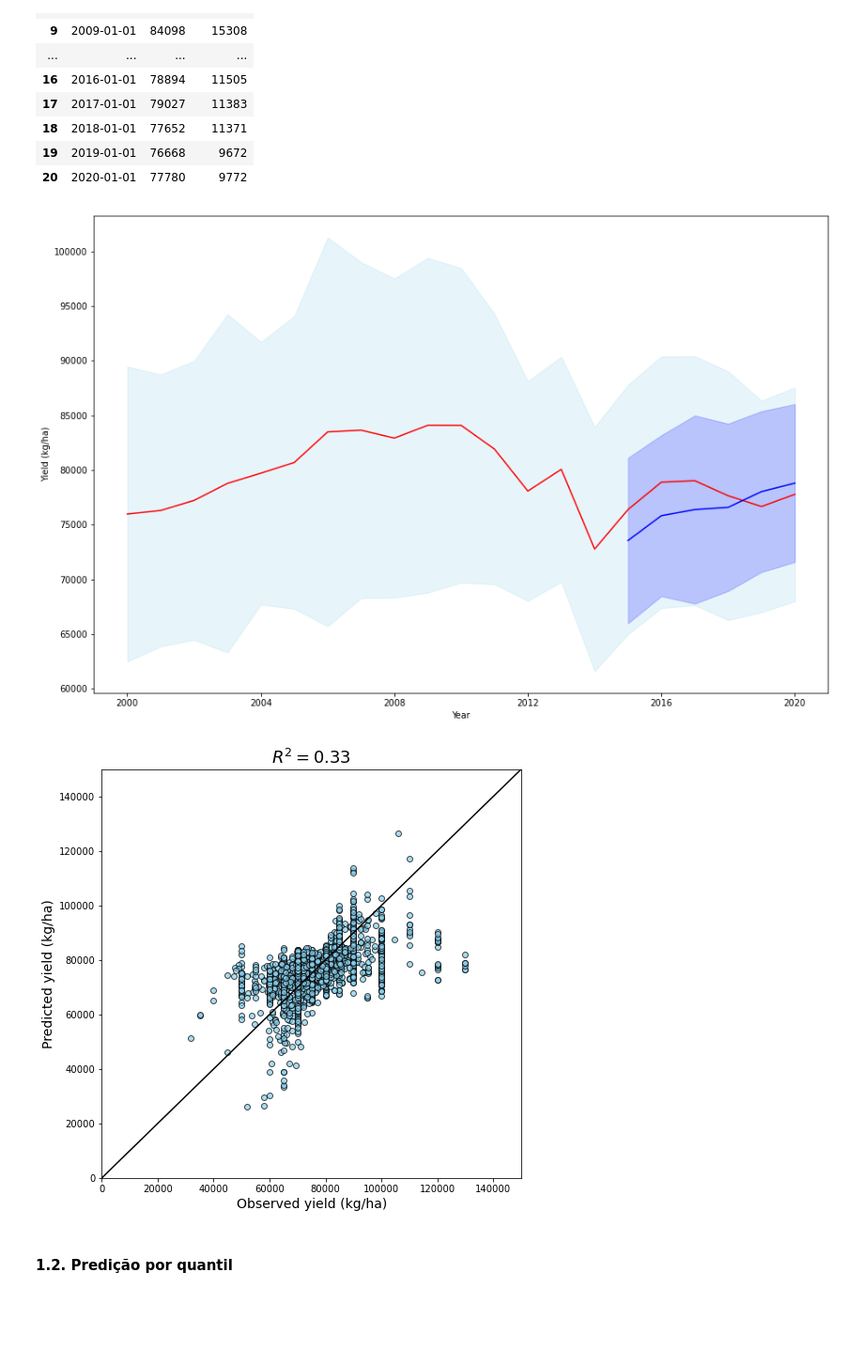
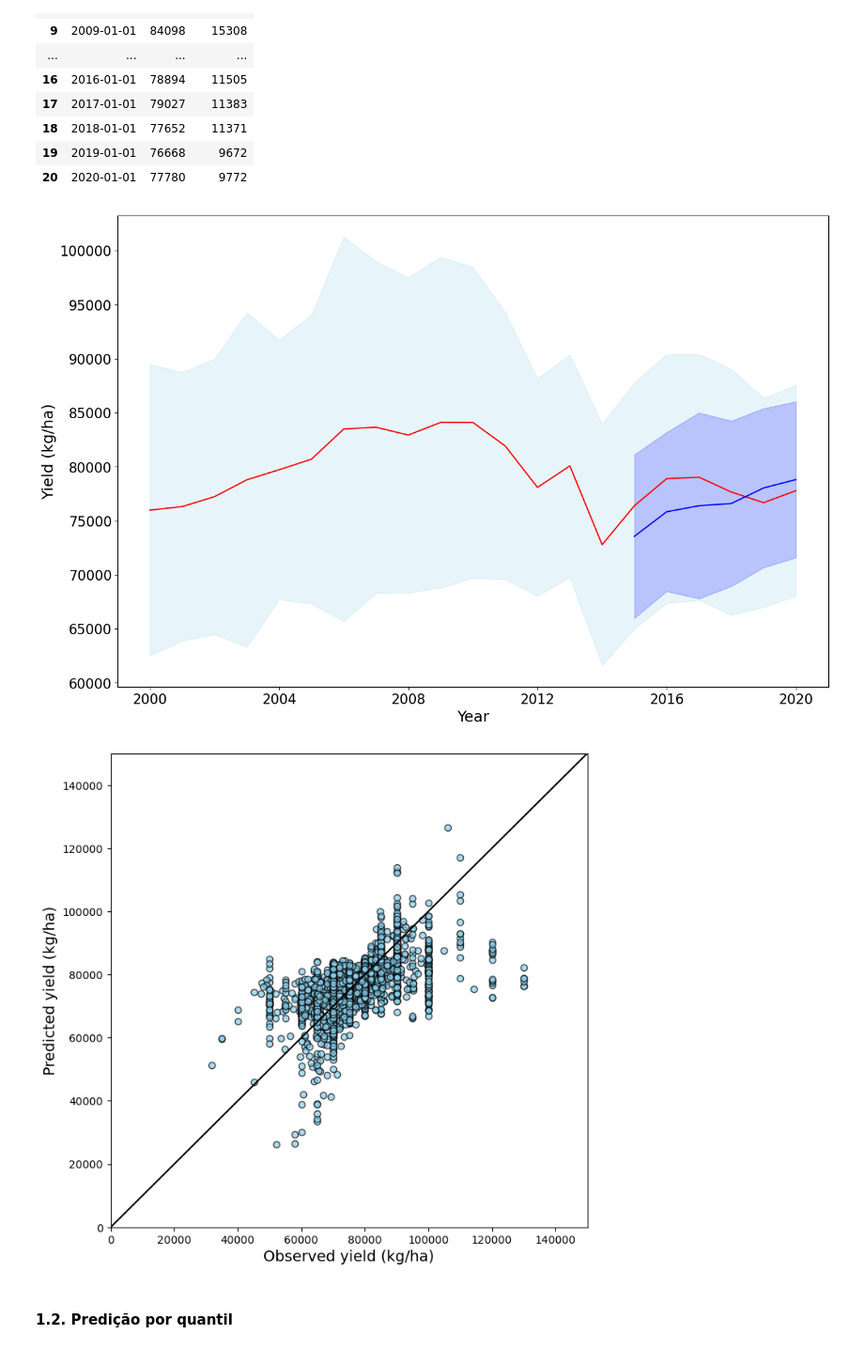
Before and after one commit to neli12/time-series-productivity-sp, a Jupyter notebook: Modelagem.ipynb, the cells around one changed output. Shown at 94% size. Drawn from its saved outputs; the diff is of its cells as text; code cells hidden in the pictures; blank space fills up the shorter version.

```diff
--- a/Modelagem.ipynb
+++ b/Modelagem.ipynb
@@ -259,28 +259,28 @@ plt.fill_between(new_data_by_year['Year'], (new_data_by_year['Yield'] + new_data
 plt.plot(new_pred_by_year['Year'], new_pred_by_year['Predicted yield'], color = 'blue', label = 'predicted')
 plt.fill_between(new_pred_by_year['Year'], (new_pred_by_year['Predicted yield'] + new_pred_by_year['st_pred_yield']),
                 (new_pred_by_year['Predicted yield'] - new_pred_by_year['st_pred_yield']), alpha = 0.2, color = 'blue')
-plt.ylabel('Yield (kg/ha)')
-plt.xlabel('Year')
-#plt.savefig("predicted_yield_over_time.jpeg", dpi = 300)
+plt.ylabel('Yield (kg/ha)', fontsize = 18)
+plt.tick_params(labelsize=16)
+plt.xlabel('Year', fontsize = 18)
+plt.savefig("predicted_yield_over_time.jpeg", dpi = 300)
 plt.show()
 # %% [output]
-[figure, old version]
+[figure, new version]
 # %%
 # Plot
 fig, ax = plt.subplots(figsize=(8, 8))
 ax = plt.gca()
 ax.set_ylim([0, 150000])
 ax.set_xlim([0, 150000])
 ax.scatter(pred_yield['Yield'], pred_yield['Predicted yield'], edgecolor='k', facecolor='skyblue', alpha=0.7)
 ax.axline((0, 1), slope=1, color='black', label='by slope')
 ax.set_ylabel('Predicted yield (kg/ha)', fontsize=14)
 ax.set_xlabel('Observed yield (kg/ha)', fontsize=14)
-r2 = 0.33
-ax.set_title('$R^2= %.2f$' % r2, fontsize=18)
+#ax.set_title('$R^2= %.2f$' % r2, fontsize=18)
 plt.savefig('predicted_vs_observed_2015-2020.jpeg', dpi = 300)
 plt.show()
 # %% [output]
-[figure, old version]
+[figure, new version]
 # %% [markdown]
 #### 1.2. Predição por quantil
 # %%
```
Also changed, not shown: parts of 45 cells of this notebook.
